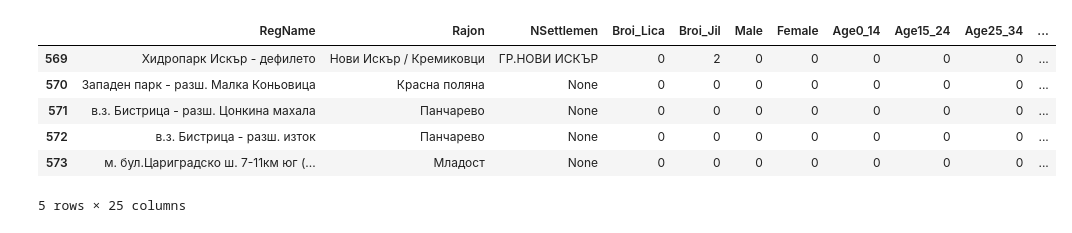
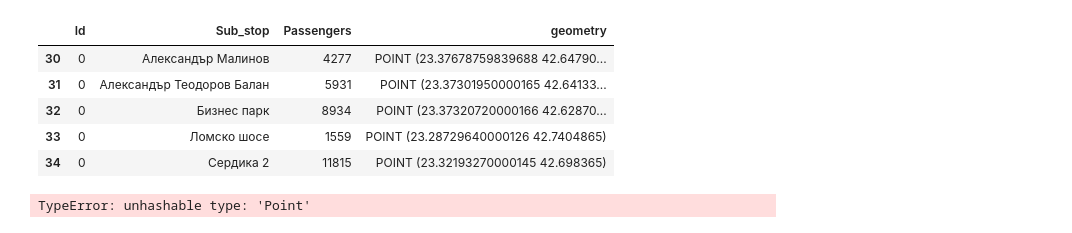
Before and after one commit to gdtdrv/Sofia-Hackathon, a Jupyter notebook: Subway.ipynb, the cells around one changed output. Saved outputs shown, nothing was run; the diff lists cells and outputs as text; code cells hidden in the pictures.

```diff
--- a/Subway.ipynb
+++ b/Subway.ipynb
@@ -35,11 +22,13 @@ kvartali = gpd.read_file('E:/Hackathon/Naselenie_kvartali/Naselenie_kvartali.shp
 kvartali['centroid'] = kvartali['geometry'].centroid
+# %%
+subway_stops = gpd.read_file('E:/Hackathon/Subway/Subway_stops/Subway_stops.shp')
+subway_stops = subway_stops.to_crs({'init': 'epsg:4326'})
 # %%
-kvartali.tail()
+subway_stops.tail()
 # %% [output]
-|  | RegName | Rajon | NSettlemen | Broi_Lica | Broi_Jil | Male | Female | Age0_14 | Age15_24 | Age25_34 | ... |
-| 569 | Хидропарк Искър - дефилето | Нови Искър / Кремиковци | ГР.НОВИ ИСКЪР | 0 | 2 | 0 | 0 | 0 | 0 | 0 | ... |
-| 570 | Западен парк - разш. Малка Коньовица | Красна поляна | None | 0 | 0 | 0 | 0 | 0 | 0 | 0 | ... |
-| 571 | в.з. Бистрица - разш. Цонкина махала | Панчарево | None | 0 | 0 | 0 | 0 | 0 | 0 | 0 | ... |
-| 572 | в.з. Бистрица - разш. изток | Панчарево | None | 0 | 0 | 0 | 0 | 0 | 0 | 0 | ... |
-| 573 | м. бул.Цариградско ш. 7-11км юг (... | Младост | None | 0 | 0 | 0 | 0 | 0 | 0 | 0 | ... |
+|  | Id | Sub_stop | Passengers | geometry |
+| 30 | 0 | Александър Малинов | 4277 | POINT (23.37678759839688 42.64790... |
+| 31 | 0 | Александър Теодоров Балан | 5931 | POINT (23.37301950000165 42.64133... |
+| 32 | 0 | Бизнес парк | 8934 | POINT (23.37320720000166 42.62870... |
+| 33 | 0 | Ломско шосе | 1559 | POINT (23.28729640000126 42.7404865) |
+| 34 | 0 | Сердика 2 | 11815 | POINT (23.32193270000145 42.698365) |
-5 rows × 25 columns
@@ -45,0 +73,4 @@ kvartali.tail()
+# %%
+subway_distance_plot = kvartali.plot(column= 'centroid', cmap='coolwarm', legend=True,figsize=(10, 10));
+# %% [output]
+TypeError: unhashable type: 'Point'
```
Also changed, not shown: parts of 16 cells of this notebook, 1 other file.
